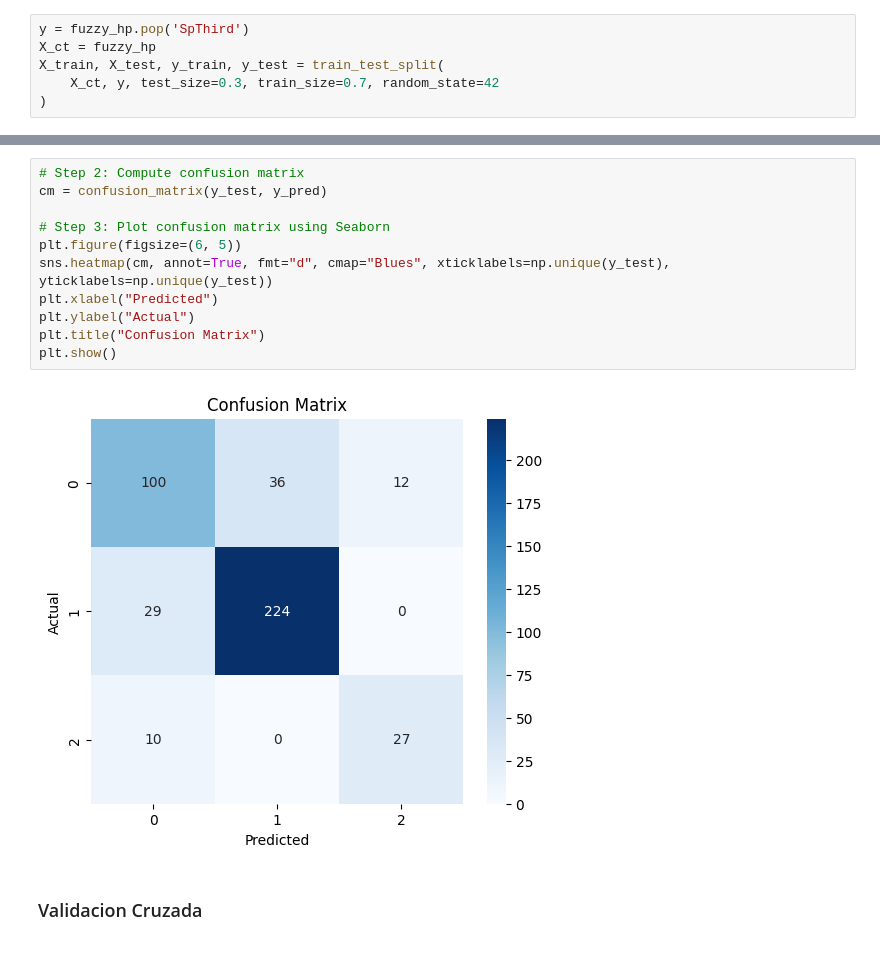
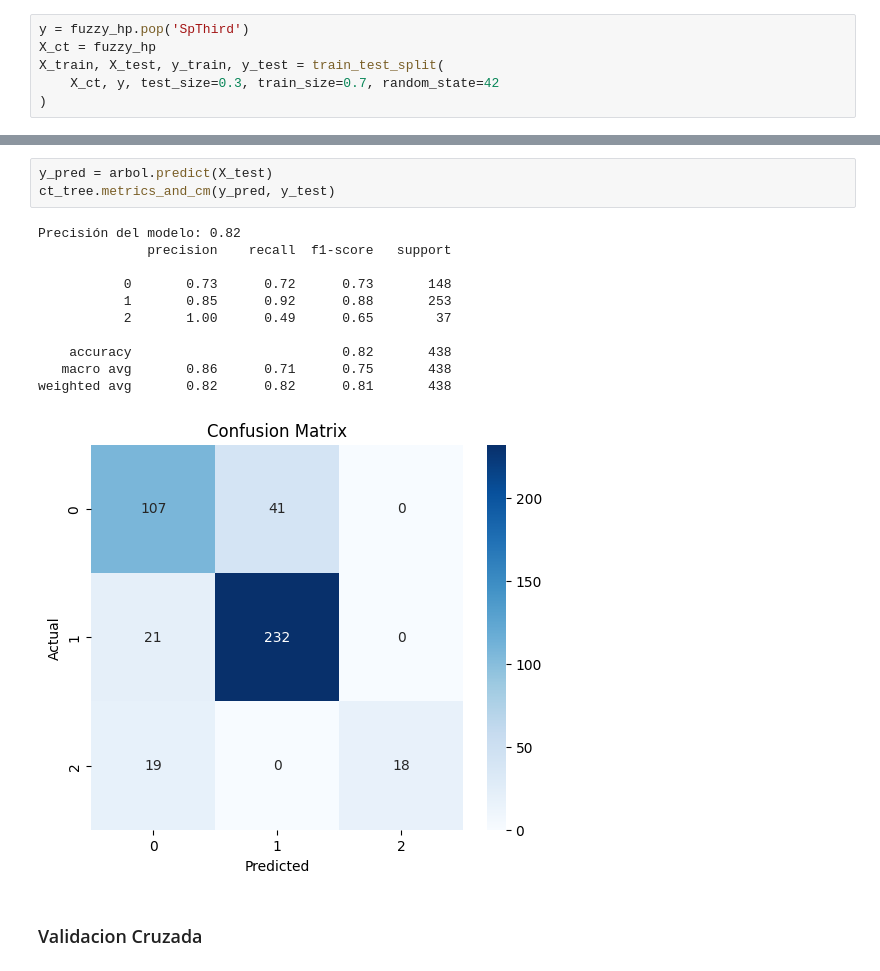
Before and after one commit to DiegoDuaS/Decision_Trees_2, a Jupyter notebook: actividades.ipynb, the cells around one changed output, grey strips where cells are left out. Cells and saved outputs as stored; diff of their text form.

```diff
--- a/actividades.ipynb
+++ b/actividades.ipynb
@@ -381,16 +356,18 @@ weighted avg       0.80      0.80      0.80       438
-# %%
-# Step 2: Compute confusion matrix
-cm = confusion_matrix(y_test, y_pred)
-
-# Step 3: Plot confusion matrix using Seaborn
-plt.figure(figsize=(6, 5))
-sns.heatmap(cm, annot=True, fmt="d", cmap="Blues", xticklabels=np.unique(y_test), yticklabels=np.unique(y_test))
-plt.xlabel("Predicted")
-plt.ylabel("Actual")
-plt.title("Confusion Matrix")
-plt.show()
-# %% [output]
-[figure, removed]
+# %%
+y_pred = arbol.predict(X_test)
+ct_tree.metrics_and_cm(y_pred, y_test)
+# %% [output]
+Precisión del modelo: 0.82
+              precision    recall  f1-score   support
+
+           0       0.73      0.72      0.73       148
+           1       0.85      0.92      0.88       253
+           2       1.00      0.49      0.65        37
+
+    accuracy                           0.82       438
+   macro avg       0.86      0.71      0.75       438
+weighted avg       0.82      0.82      0.81       438
+[figure, added]
 # %% [markdown]
 ### Validacion Cruzada
 # %%
```
Also changed, not shown: parts of 13 cells of this notebook, 2 other files.
